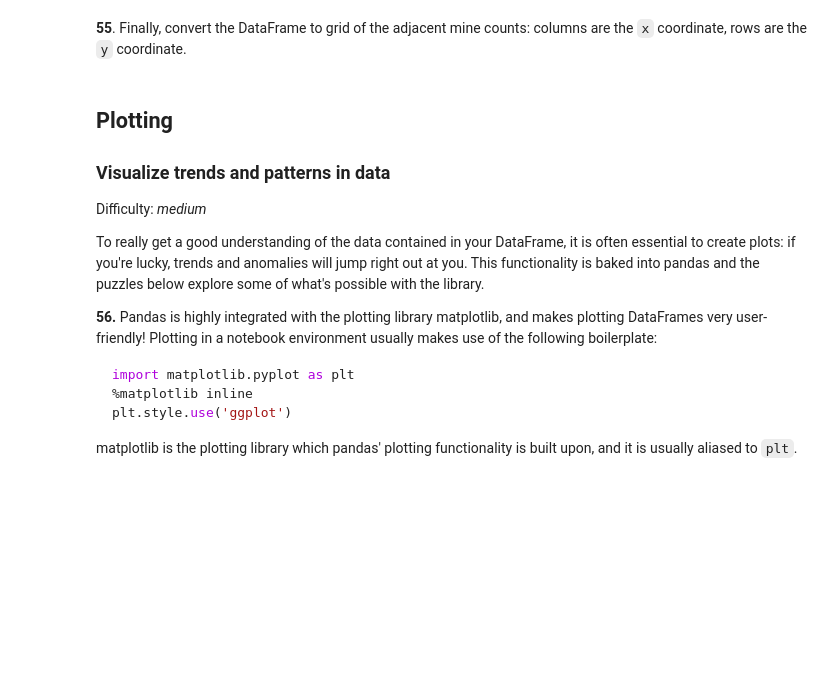
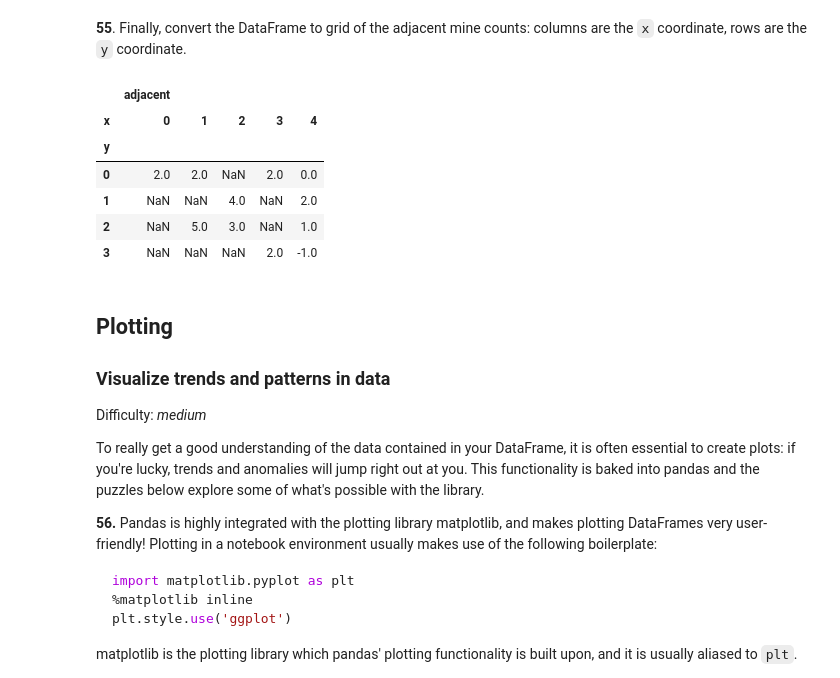
Before and after one commit to GBDO/data-analysis, a Jupyter notebook: Study_on_100_pandas_puzzles.ipynb, the cells around one changed output. Saved outputs shown, nothing was run; the diff lists cells and outputs as text; code cells hidden in the pictures; blank space fills up the shorter version.

```diff
--- a/Study_on_100_pandas_puzzles.ipynb
+++ b/Study_on_100_pandas_puzzles.ipynb
@@ -1141,6 +1141,16 @@ df
 df.loc[df['mine'] == 1, 'adjacent'] = np.nan
 # %% [markdown]
 **55**. Finally, convert the DataFrame to grid of the adjacent mine counts: columns are the `x` coordinate, rows are the `y` coordinate.
+# %%
+df.drop('mine', axis=1).set_index(['y', 'x']).unstack()
+# %% [output]
+|  | adjacent |  |  |  |  |
+| x | 0 | 1 | 2 | 3 | 4 |
+| y |  |  |  |  |  |
+| 0 | 2.0 | 2.0 | NaN | 2.0 | 0.0 |
+| 1 | NaN | NaN | 4.0 | NaN | 2.0 |
+| 2 | NaN | 5.0 | 3.0 | NaN | 1.0 |
+| 3 | NaN | NaN | NaN | 2.0 | -1.0 |
 # %% [markdown]
 ## Plotting
 
```
